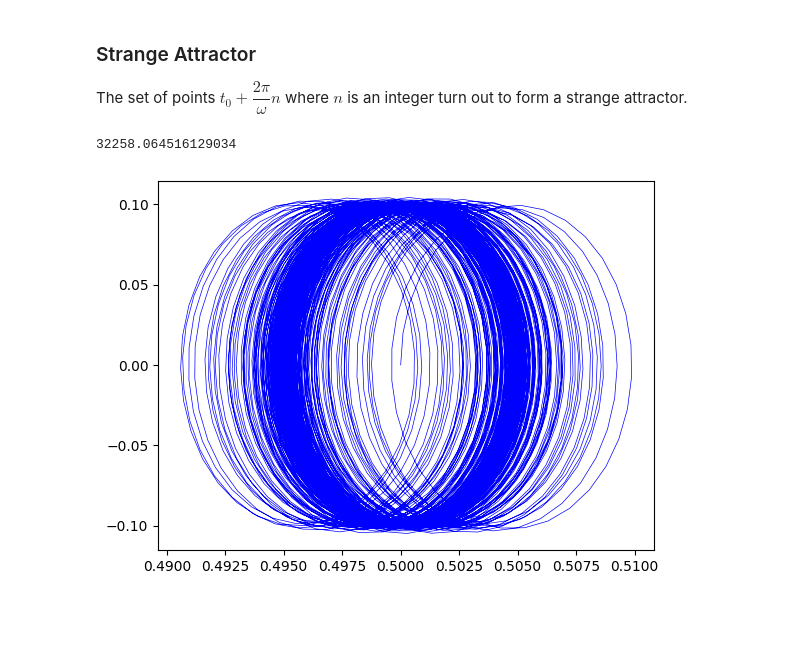
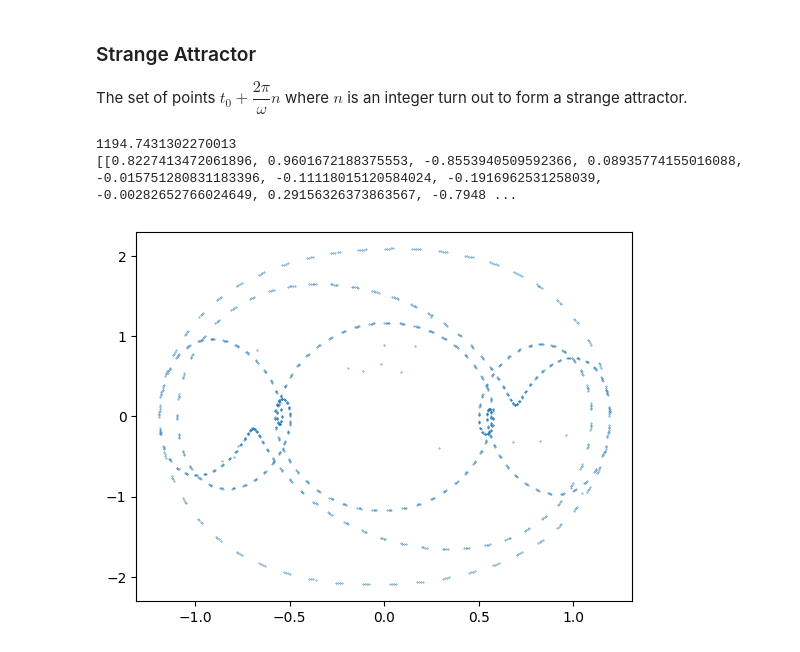
Before and after one commit to Williame33445/physics-projects, a Jupyter notebook: chaos-simulations/duffing-oscillator.ipynb, the cells around one changed output. Saved outputs shown, nothing was run; the diff lists cells and outputs as text; code cells hidden in the pictures; blank space fills up the shorter version.

```diff
--- a/chaos-simulations/duffing-oscillator.ipynb
+++ b/chaos-simulations/duffing-oscillator.ipynb
@@ -20,7 +20,7 @@ from mpl_toolkits.mplot3d import Axes3D
 #constants
 m = 1
 F_0 = 2
-omega = 5   #changed for testing
+omega = 3     #changed for testing
 gamma = 0.1
 a = 1/4
 b = 1/2
@@ -49,7 +49,7 @@ def f(t,R):
     x = R[0]
     p = R[1]
     f_x = p/m
-    f_p = -(gamma*p)/m +2*a*x -4*b*(x**3) + F_0*np.cos(omega*t)
+    f_p = -(gamma*p)/m + 2*a*x - 4*b*(x**3) + (F_0)*np.cos(omega*t)
     return np.array([f_x,f_p])
 
 def simulateDuffing(RState):
@@ -85,20 +87,23 @@ plt.show()
 
 The set of points $t_0 + \dfrac{2\pi}{\omega}n$ where $n$ is an integer turn out to form a strange attractor.
 # %%
-nPeriodic  = np.floor(2*np.pi/(omega*h))
+nPeriodic  = int(np.floor(8*np.pi/(omega*h)))
 print(numberOfRuns/nPeriodic)
 
 periodicList = []
 for i in range(int(np.floor(numberOfRuns/nPeriodic))):
-    periodicList.append(R1[i])
+    periodicList.append(R1[i*nPeriodic+ 100])
 
 xR1ListPeriodic = transformToXYZ(periodicList)
+print(xR1ListPeriodic)
 
-plt.plot(xR1ListPeriodic[0], xR1ListPeriodic[1], 'blue',linewidth = '.5')
+#plt.plot(t1,R1,'blue',linewidth = '.5')
+plt.scatter(xR1ListPeriodic[0],xR1ListPeriodic[1],s=.1)
 plt.xlabel("")
 plt.ylabel("")
 plt.title(r'')
 plt.show()
 # %% [output]
-32258.064516129034
+1194.7431302270013
+[[0.8227413472061896, 0.9601672188375553, -0.8553940509592366, 0.08935774155016088, -0.015751280831183396, -0.11118015120584024, -0.1916962531258039, -0.00282652766024649, 0.29156326373863567, -0.7948 ...
-[figure, old version]
+[figure, new version]
```
Also changed, not shown: parts of 2 cells of this notebook, 1 other file.
